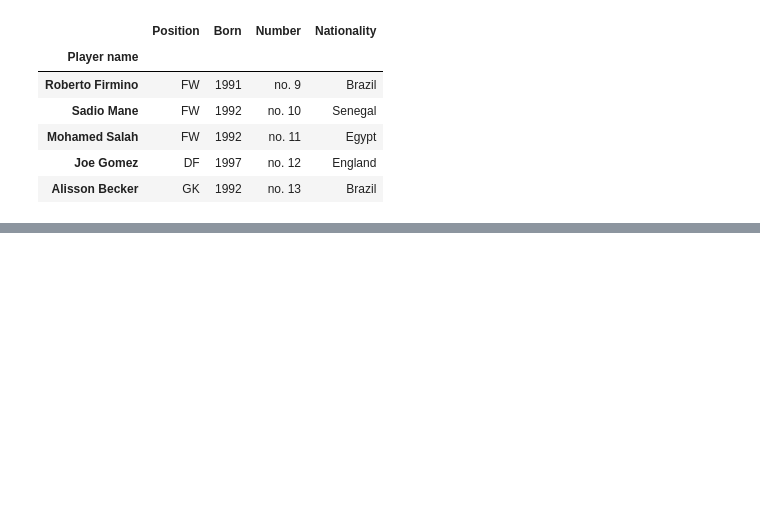
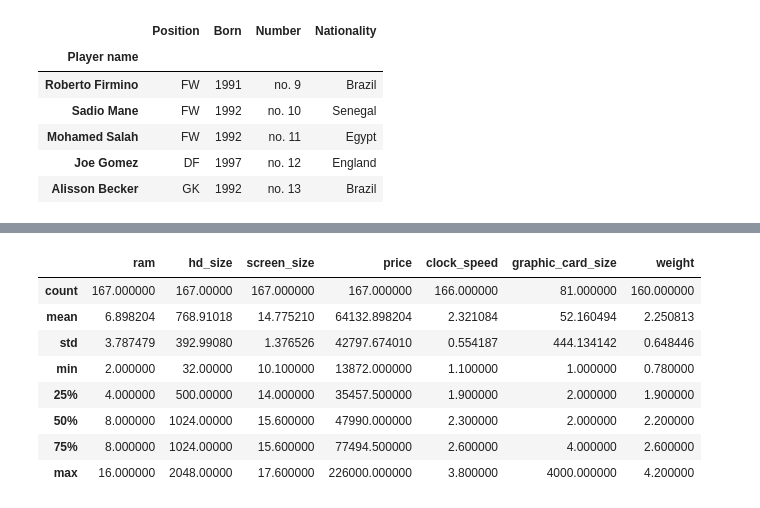
Before and after one commit to dlsdud9098/pandas_test, a Jupyter notebook: main.ipynb, the cells around one changed output, grey strips where cells are left out. Saved outputs shown, nothing was run; the diff lists cells and outputs as text; code cells hidden in the pictures; blank space fills up the shorter version.

```diff
--- a/main.ipynb
+++ b/main.ipynb
@@ -110,0 +204,13 @@ df
+# %%
+# 데이터 프레임의 통계 정보
+df.describe()
+# %% [output]
+|  | ram | hd_size | screen_size | price | clock_speed | graphic_card_size | weight |
+| count | 167.000000 | 167.00000 | 167.000000 | 167.000000 | 166.000000 | 81.000000 | 160.000000 |
+| mean | 6.898204 | 768.91018 | 14.775210 | 64132.898204 | 2.321084 | 52.160494 | 2.250813 |
+| std | 3.787479 | 392.99080 | 1.376526 | 42797.674010 | 0.554187 | 444.134142 | 0.648446 |
+| min | 2.000000 | 32.00000 | 10.100000 | 13872.000000 | 1.100000 | 1.000000 | 0.780000 |
+| 25% | 4.000000 | 500.00000 | 14.000000 | 35457.500000 | 1.900000 | 2.000000 | 1.900000 |
+| 50% | 8.000000 | 1024.00000 | 15.600000 | 47990.000000 | 2.300000 | 2.000000 | 2.200000 |
+| 75% | 8.000000 | 1024.00000 | 15.600000 | 77494.500000 | 2.600000 | 4.000000 | 2.600000 |
+| max | 16.000000 | 2048.00000 | 17.600000 | 226000.000000 | 3.800000 | 4000.000000 | 4.200000 |
```
Also changed, not shown: parts of 18 cells of this notebook.
